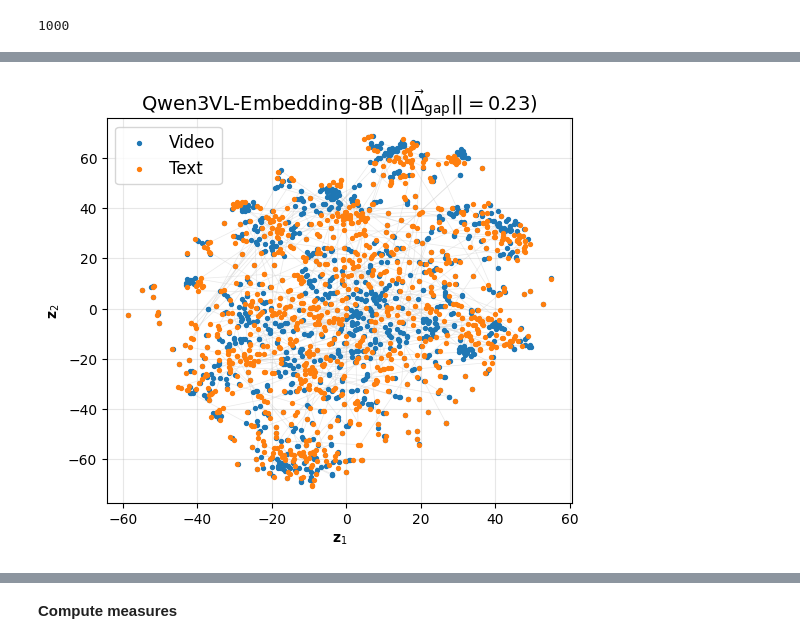
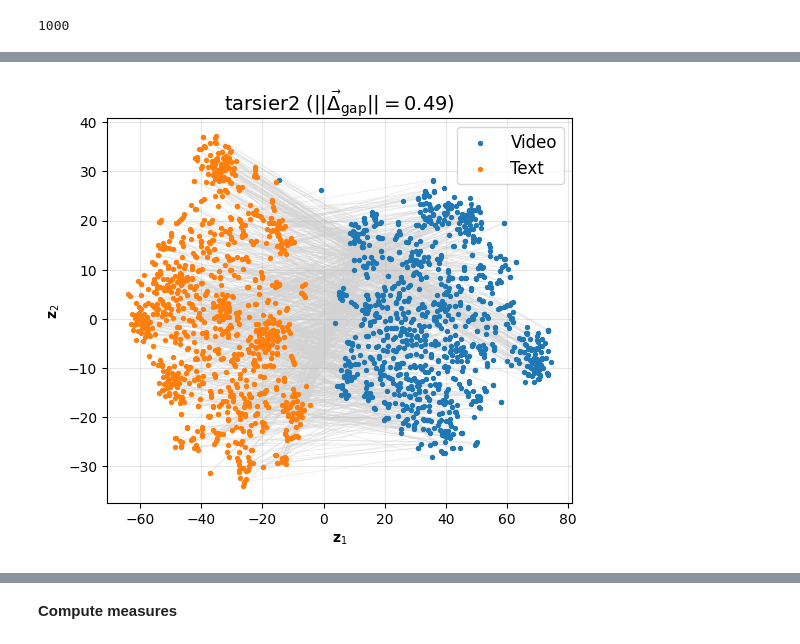
Before and after one commit to bpiyush/CaReBench, a Jupyter notebook: mllm4emb/measure_modgap.ipynb, the cells around one changed output, grey strips where cells are left out. Cells and saved outputs as stored; diff of their text form; code cells hidden in the pictures.

```diff
--- a/mllm4emb/measure_modgap.ipynb
+++ b/mllm4emb/measure_modgap.ipynb
@@ -161,0 +207,8 @@ frames.shape
+# %%
+from models.modeling_encoders import EncoderForCaRe
+
+model_path = "/work/piyush/pretrained_checkpoints/CaRe-7B"
+model = EncoderForCaRe.from_pretrained(
+    model_path, dtype=torch.bfloat16, device_map="auto", attn_implementation="flash_attention_2",
+)
+su.misc.num_params(model.model)
@@ -161,0 +219,5 @@ frames.shape
+# %%
+print(model.encode_text('sample').shape)
+
+frames = read_frames_decord(video_path='../../TimeBound.v1/sample_data/folding_paper.mp4', num_frames=8)
+print(model.encode_vision(frames.unsqueeze(0)).shape)
@@ -161,0 +263,8 @@ frames.shape
+# %%
+from models.modeling_encoders import EncoderForTarsier2
+
+model_path = "/work/piyush/pretrained_checkpoints/Tarsier2-7b-0115"
+model = EncoderForTarsier2.from_pretrained(
+    model_path, dtype=torch.bfloat16, device_map="auto", attn_implementation="flash_attention_2",
+)
+su.misc.num_params(model.model)
@@ -178,10 +376,22 @@ RuntimeError: Error reading /scratch/shared/beegfs/piyush/datasets/MSRVTT/videos
 # %%
 # Save
 save_dir = "/work/piyush/experiments/CaRe/embeddings"
+
+# model_key = "internvl3_8b_eol"
+# model_key = "qwen2vl7b"
+# model_key = "care"
+# model_key = "tarsier7b"
+# model_key = "tara"
+model_key = "tarsier2"
+
 # torch.save(video_embeds, f"{save_dir}/video_embeds-qwne3vlembedding8b-msrvtt.pt")
 # torch.save(texts_embeds, f"{save_dir}/texts_embeds-qwne3vlembedding8b-msrvtt.pt")
-torch.save(video_embeds, f"{save_dir}/video_embeds-qwne3vl_eol-msrvtt.pt")
-torch.save(texts_embeds, f"{save_dir}/texts_embeds-qwne3vl_eol-msrvtt.pt")
+
+# torch.save(video_embeds, f"{save_dir}/video_embeds-qwne3vl_eol-msrvtt.pt")
+# torch.save(texts_embeds, f"{save_dir}/texts_embeds-qwne3vl_eol-msrvtt.pt")
+
+torch.save(video_embeds, f"{save_dir}/video_embeds-{model_key}-msrvtt.pt")
+torch.save(texts_embeds, f"{save_dir}/texts_embeds-{model_key}-msrvtt.pt")
 # %%
 vid2text = {}
 for f in video_embeds:
@@ -222,32 +428,34 @@ def visualize_modality_gap(_video_embeds: dict, _texts_embeds: dict, vid2text: d
     video_list = list(_video_embeds.keys())
     text_list = list(_texts_embeds.keys())
 
     fig, ax = plt.subplots(1, 1, figsize=(6, 5))
 
     # Draw matching lines first (so they appear behind the points)
     for i, f in enumerate(video_list):
         matched_text = vid2text[f]
         if matched_text in text_list:
             j = text_list.index(matched_text)
             # Draw line from video point to text point
             ax.plot([z[i, 0], z[len(ZV) + j, 0]],
                     [z[i, 1], z[len(ZV) + j, 1]],
                     color='lightgray', linewidth=0.5, alpha=0.5, zorder=1)
 
     # Draw scatter points on top
     ax.scatter(z[:len(ZV), 0], z[:len(ZV), 1], s=8, label='Video', zorder=2)
     ax.scatter(z[len(ZV):, 0], z[len(ZV):, 1], s=8, label='Text', zorder=2)
 
     ax.grid(alpha=0.3)
     ax.set_xlabel("$\\mathbf{z}_{1}$")
     ax.set_ylabel("$\\mathbf{z}_{2}$")
     ax.legend(fontsize=12)
     ax.set_title(title, fontsize=14)
     if save_path is not None:
         plt.savefig(save_path, bbox_inches='tight')
     plt.show()
 
 
-visualize_modality_gap(video_embeds, texts_embeds, vid2text, title="Qwen3VL-Embedding-8B ($|| \\vec{\Delta}_{\\text{gap}}|| = %s $)" % delta, method='tsne', save_path='../figures/qwen3vlembedding8b-msrvtt-modgap.pdf')
+# save_path = '../figures/qwen3vlembedding8b-msrvtt-modgap.pdf'
+save_path = f'../figures/{model_key}-msrvtt-modgap.pdf'
+visualize_modality_gap(video_embeds, texts_embeds, vid2text, title=model_key + " ($|| \\vec{\Delta}_{\\text{gap}}|| = %s $)" % delta, method='tsne', save_path=save_path)
 # %% [output]
-[figure, old version]
+[figure, new version]
```
Also changed, not shown: parts of 29 cells of this notebook, 17 other files.
